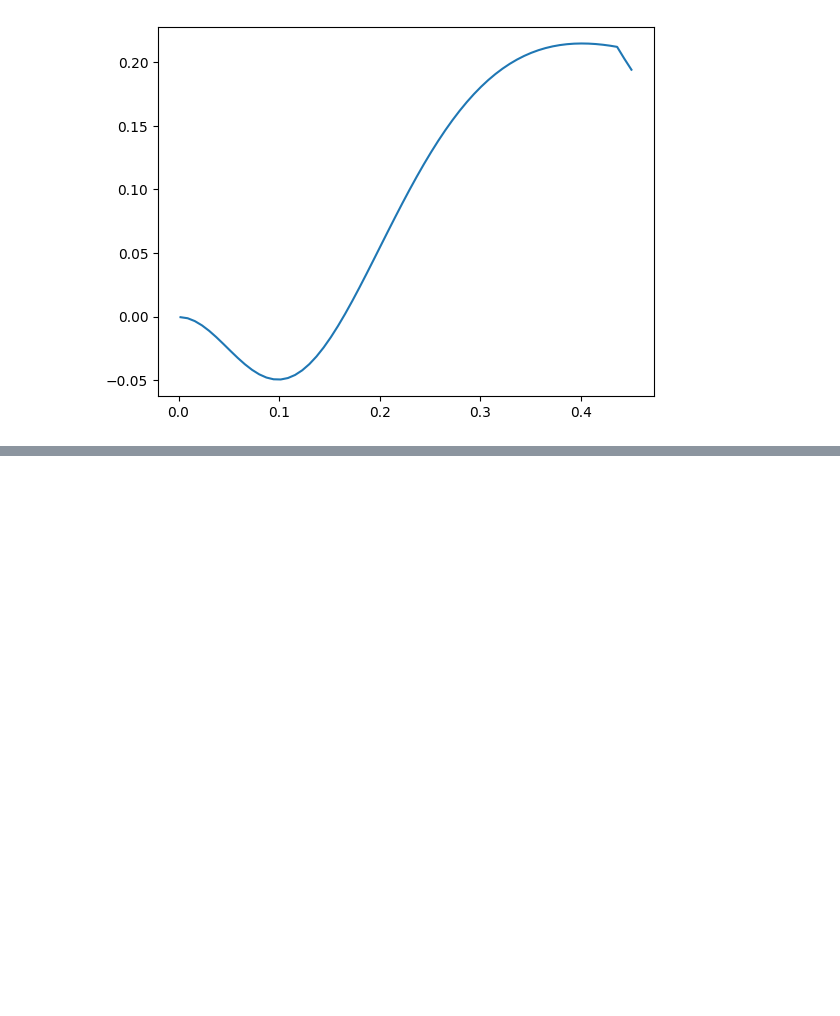
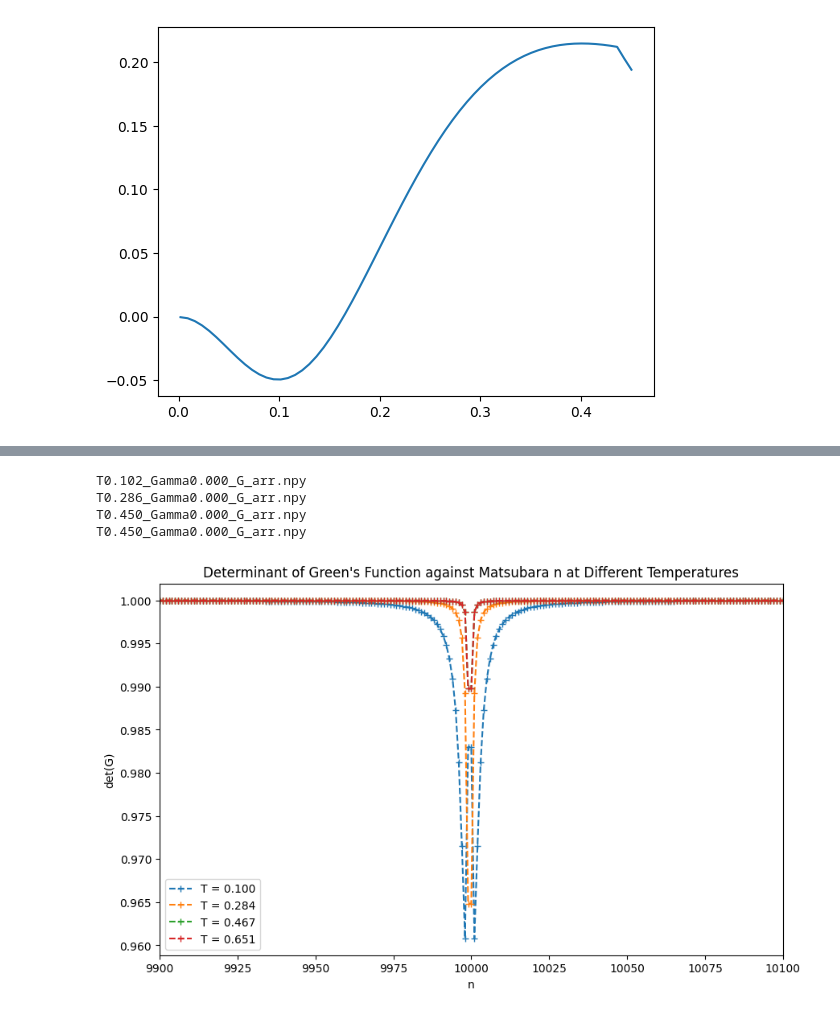
Before and after one commit to yulu-duck/two-band-superconductor, a Jupyter notebook: test.ipynb, the cells around one changed output, grey strips where cells are left out. Cells and saved outputs as stored; diff of their text form; code cells hidden in the pictures; blank space fills up the shorter version.

```diff
--- a/test.ipynb
+++ b/test.ipynb
@@ -690,0 +586,30 @@ plt.show()
+# %%
+
+directory = 'data'
+Gamma = 0
+T_arr = np.linspace(0.1, 1.0, 50)  # Example temperature array
+
+# Temperatures to plot
+selected_indices = [0, 10, 20, 30]
+selected_temperatures = [T_arr[i] for i in selected_indices]
+
+plt.figure(figsize=(10, 6))
+
+# Load results and plot for each selected temperature
+for temp in selected_temperatures:
+    G_arr, Tildes_total = load_results(temp, Gamma, directory)
+    det_G = detG_arr(G_arr)
+    plt.plot(det_G, '+--', label=f'T = {temp:.3f}')
+
+plt.xlabel('n')
+plt.ylabel('det(G)')
+plt.title("Determinant of Green's Function against Matsubara n at Different Temperatures")
+plt.xlim(9900, 10100)
+plt.legend(loc='best')
+plt.show()
+# %% [output]
+T0.102_Gamma0.000_G_arr.npy
+T0.286_Gamma0.000_G_arr.npy
+T0.450_Gamma0.000_G_arr.npy
+T0.450_Gamma0.000_G_arr.npy
+[figure, added]
```
Also changed, not shown: parts of 19 cells of this notebook, 2 other files.
